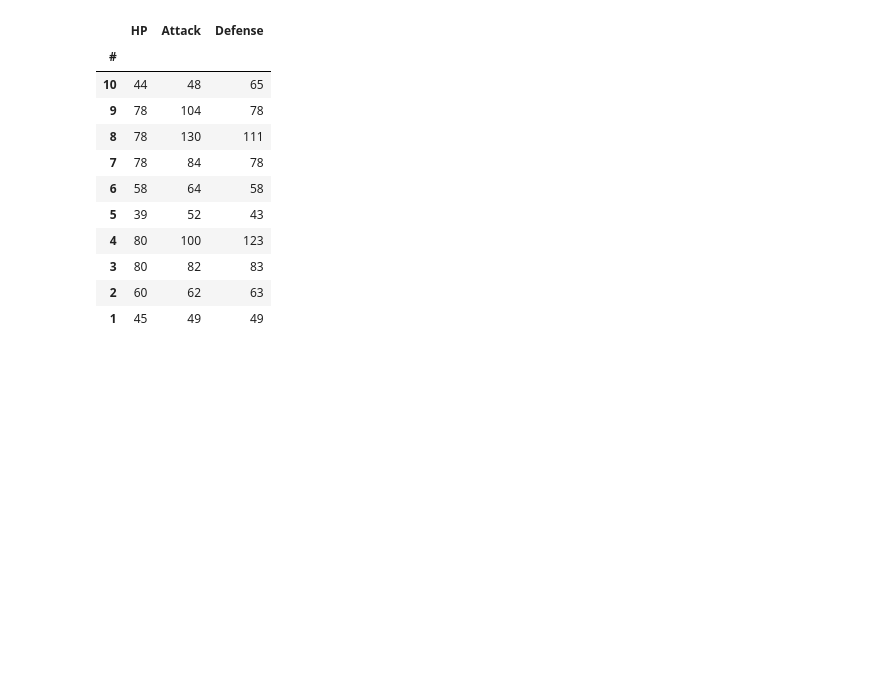
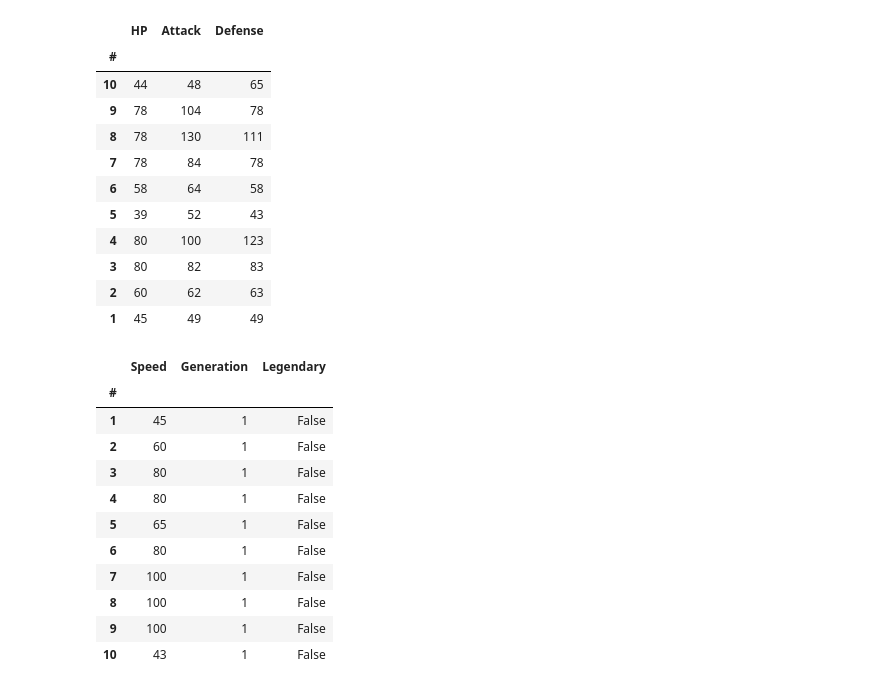
Before and after one commit to felzek/pokemon_data_analysis, a Jupyter notebook: Untitled.ipynb, the cells around one changed output. Drawn from its saved outputs; the diff is of its cells as text; code cells hidden in the pictures; blank space fills up the shorter version.

```diff
--- a/Untitled.ipynb
+++ b/Untitled.ipynb
@@ -764,3 +764,18 @@ data.loc[10:1:-1,"HP":"Defense"]
 | 3 | 80 | 82 | 83 |
 | 2 | 60 | 62 | 63 |
 | 1 | 45 | 49 | 49 |
+# %%
+data.loc[1:10,"Speed":]
+# %% [output]
+|  | Speed | Generation | Legendary |
+| # |  |  |  |
+| 1 | 45 | 1 | False |
+| 2 | 60 | 1 | False |
+| 3 | 80 | 1 | False |
+| 4 | 80 | 1 | False |
+| 5 | 65 | 1 | False |
+| 6 | 80 | 1 | False |
+| 7 | 100 | 1 | False |
+| 8 | 100 | 1 | False |
+| 9 | 100 | 1 | False |
+| 10 | 43 | 1 | False |
```
